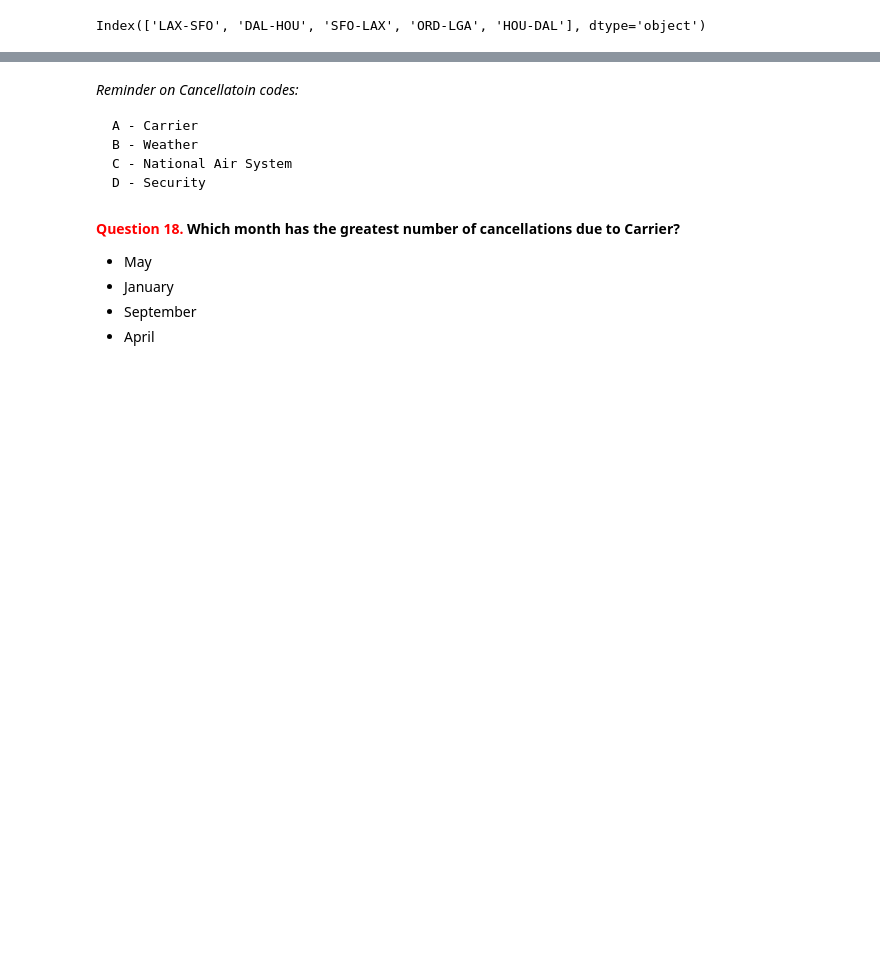
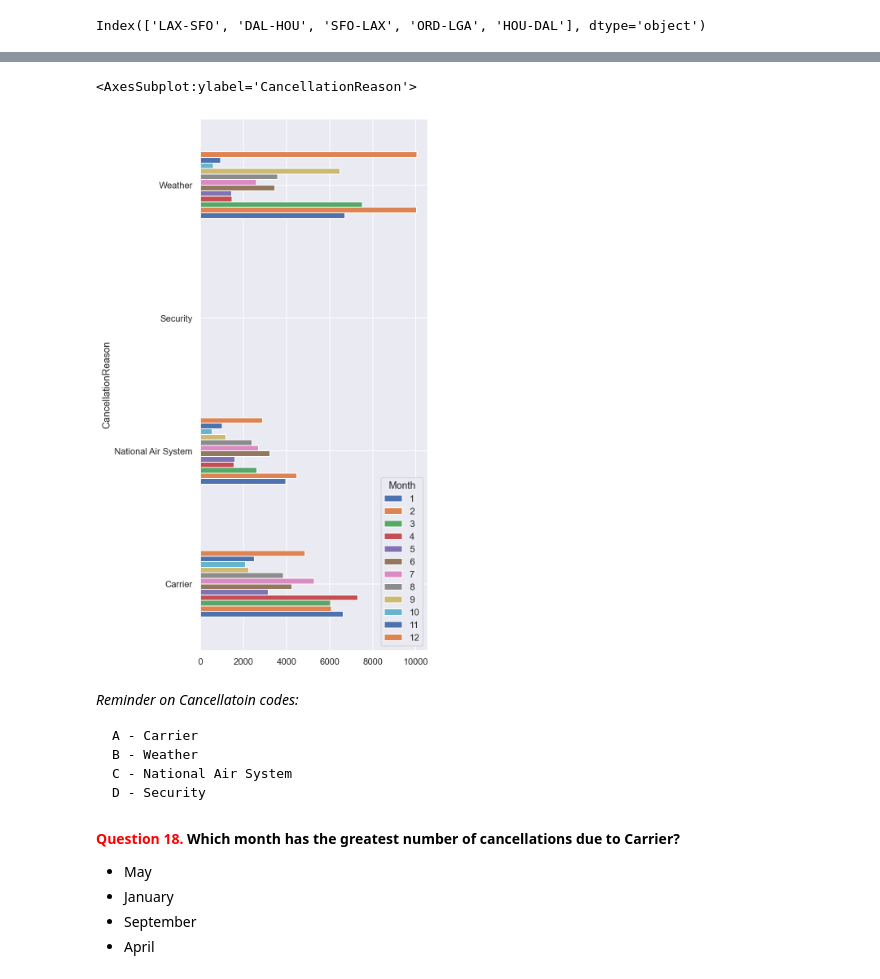
Before and after one commit to Extremesarova/mlcourse, a Jupyter notebook: assignment02/assignment02_USA_flights_EDA.ipynb, the cells around one changed output, grey strips where cells are left out. Drawn from its saved outputs; the diff is of its cells as text; code cells hidden in the pictures; blank space fills up the shorter version.

````diff
--- a/assignment02/assignment02_USA_flights_EDA.ipynb
+++ b/assignment02/assignment02_USA_flights_EDA.ipynb
@@ -546,3 +563,11 @@ _Hint_: Look for official meteorological winter months for the Northern Hemisphe
+# %%
+target_df = flights_df[flights_df["Cancelled"] == 1].copy()
+target_df["CancellationReason"] = target_df["CancellationCode"].map(cancellation_map)
+
+target_df.groupby(["Month", "CancellationReason"]).size().unstack(0).plot(kind="barh", figsize=(5,12))
+# %% [output]
+<AxesSubplot:ylabel='CancellationReason'>
+[figure, added]
 # %% [markdown]
 *Reminder on Cancellatoin codes:*
 ```
````
Also changed, not shown: parts of 13 cells of this notebook.
